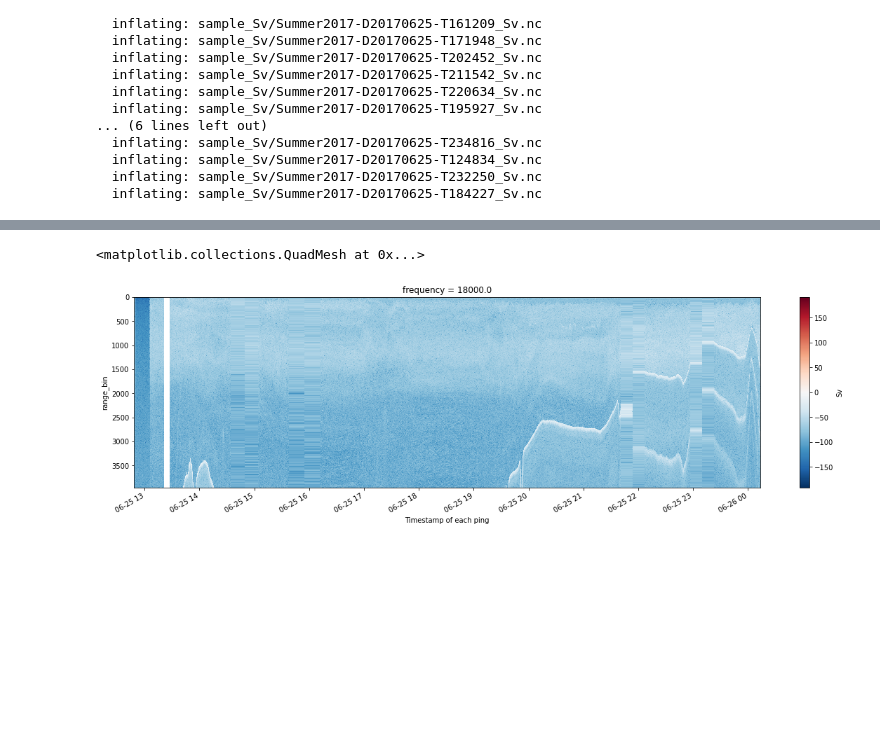
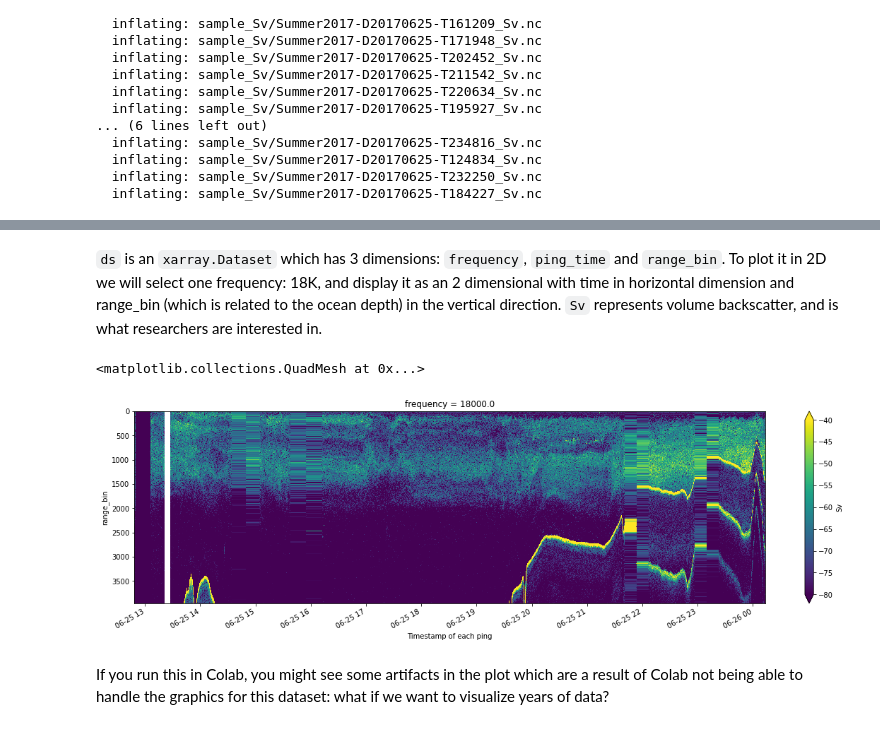
Before and after one commit to OSOceanAcoustics/echoshader, a Jupyter notebook: notebooks/Read_multiple_sonar_nc_files_zip.ipynb, the cells around one changed output, grey strips where cells are left out. Cells and saved outputs as stored; diff of their text form; code cells hidden in the pictures; blank space fills up the shorter version.

Commit message:
Adding a few plotting details.

```diff
--- a/notebooks/Read_multiple_sonar_nc_files_zip.ipynb
+++ b/notebooks/Read_multiple_sonar_nc_files_zip.ipynb
@@ -61,6 +97,10 @@ ds = xr.open_mfdataset('sample_Sv/*_Sv.nc')
+# %% [markdown]
+`ds` is an `xarray.Dataset` which has 3 dimensions: `frequency`, `ping_time` and `range_bin`. To plot it in 2D we will select one frequency: 18K, and display it as an 2 dimensional with time in horizontal dimension and range_bin (which is related to the ocean depth) in the vertical direction. `Sv` represents volume backscatter, and is what researchers are interested in.
 # %%
 plt.figure(figsize = (20, 5))
-ds.Sv.isel(frequency=0).T.plot(yincrease=False)
+ds.Sv.sel(frequency=18000).T.plot(yincrease=False, vmin=-80, vmax=-40, cmap='viridis')
 # %% [output]
 <matplotlib.collections.QuadMesh at 0x...>
-[figure, old version]
+[figure, new version]
+# %% [markdown]
+If you run this in Colab, you might see some artifacts in the plot which are a result of Colab not being able to handle the graphics for this dataset: what if we want to visualize years of data?
```
Also changed, not shown: parts of 3 cells of this notebook.
